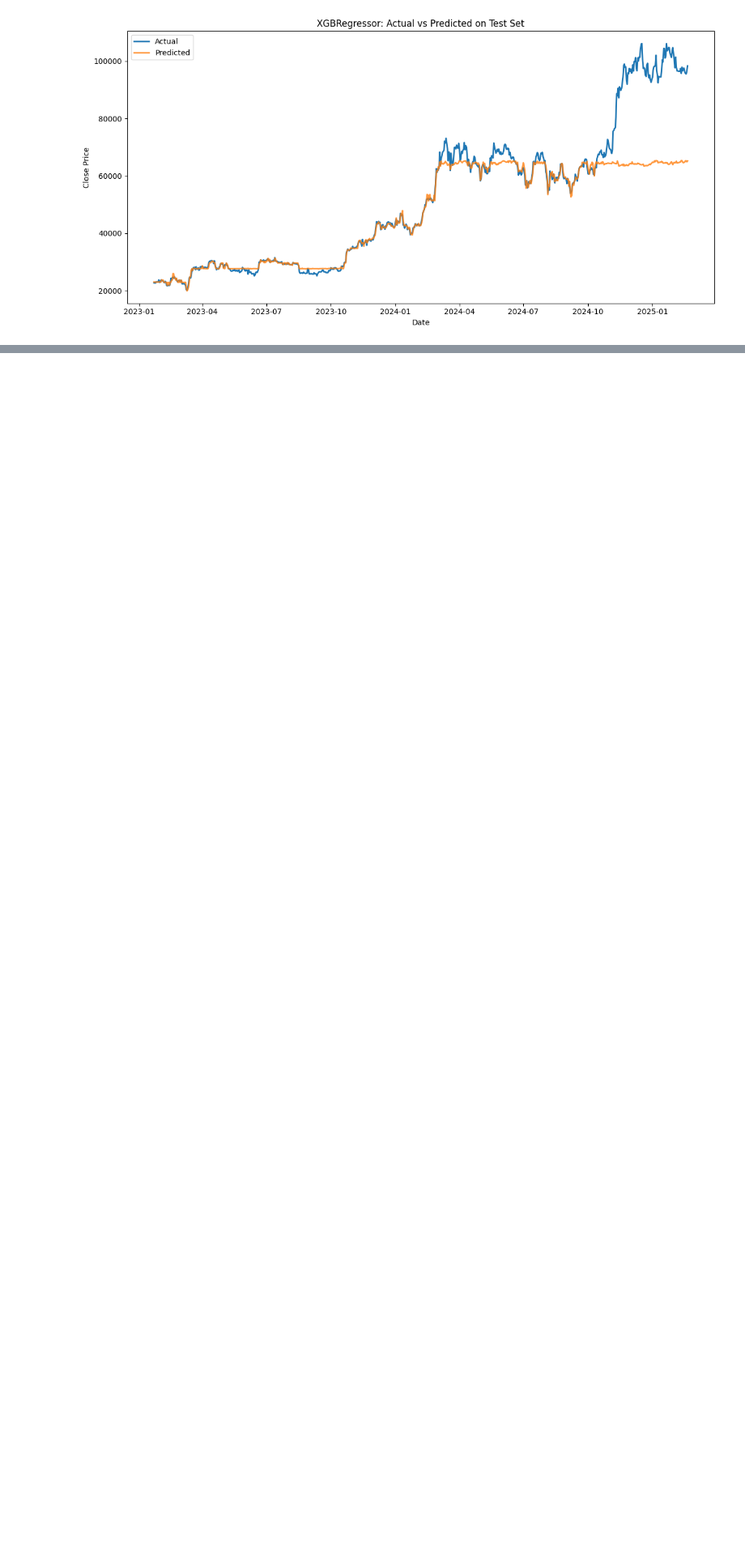
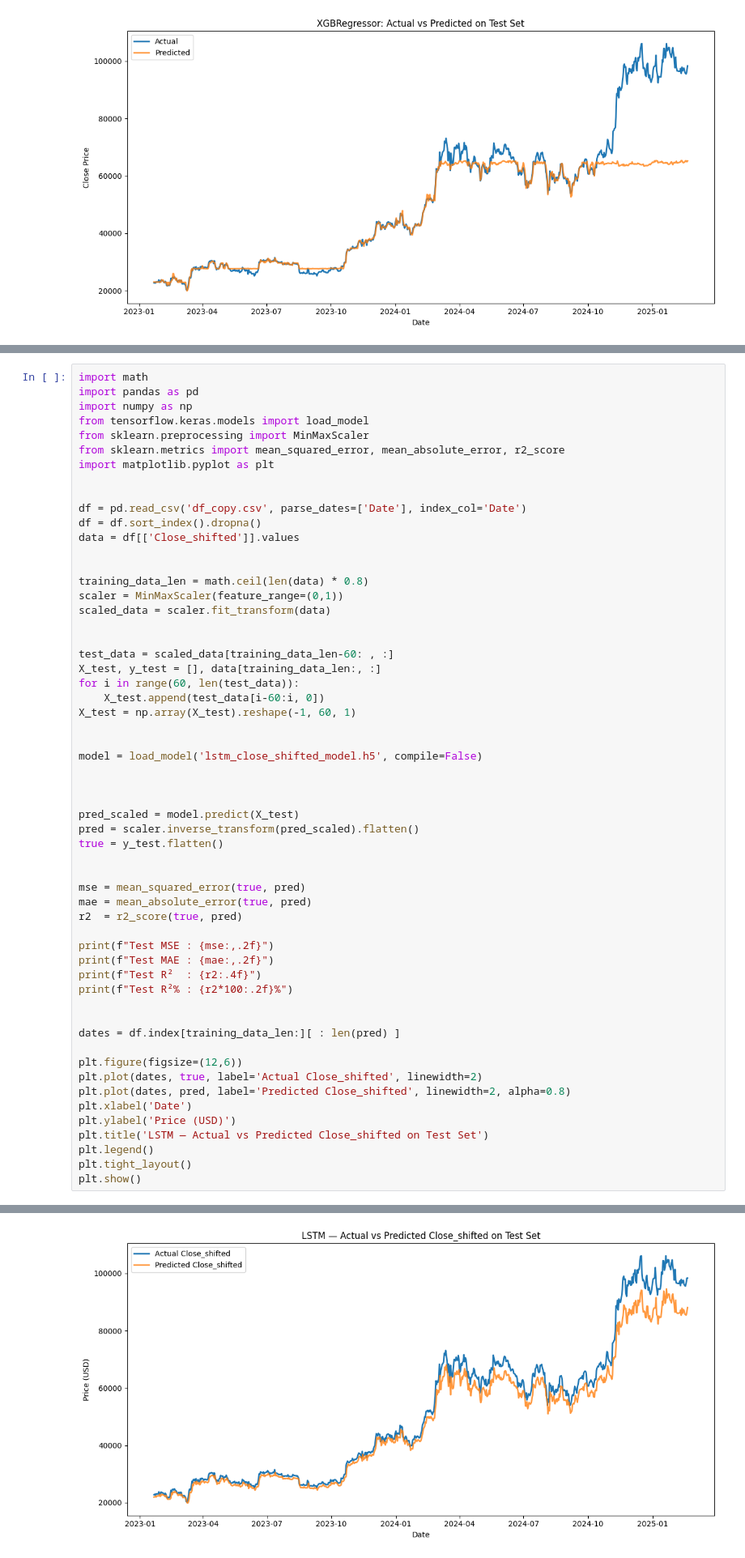
Before and after one commit to kaang457/crypto_prediction, a Jupyter notebook: test.ipynb, the cells around one changed output, grey strips where cells are left out. Shown at 81% size. Saved outputs shown, nothing was run; the diff lists cells and outputs as text; blank space fills up the shorter version.

```diff
--- a/test.ipynb
+++ b/test.ipynb
@@ -356,0 +334,58 @@ Bu da XGBoost testi.
+# %%
+import math
+import pandas as pd
+import numpy as np
+from tensorflow.keras.models import load_model
+from sklearn.preprocessing import MinMaxScaler
+from sklearn.metrics import mean_squared_error, mean_absolute_error, r2_score
+import matplotlib.pyplot as plt
+
+
+df = pd.read_csv('df_copy.csv', parse_dates=['Date'], index_col='Date')
+df = df.sort_index().dropna()
+data = df[['Close_shifted']].values
+
+
+training_data_len = math.ceil(len(data) * 0.8)
+scaler = MinMaxScaler(feature_range=(0,1))
+scaled_data = scaler.fit_transform(data)
+
+
+test_data = scaled_data[training_data_len-60: , :]
+X_test, y_test = [], data[training_data_len:, :]
+for i in range(60, len(test_data)):
+    X_test.append(test_data[i-60:i, 0])
+X_test = np.array(X_test).reshape(-1, 60, 1)
+
+
+model = load_model('lstm_close_shifted_model.h5', compile=False)
+
+
+
+pred_scaled = model.predict(X_test)
+pred = scaler.inverse_transform(pred_scaled).flatten()
+true = y_test.flatten()
+
+
+mse = mean_squared_error(true, pred)
+mae = mean_absolute_error(true, pred)
+r2  = r2_score(true, pred)
+
+print(f"Test MSE : {mse:,.2f}")
+print(f"Test MAE : {mae:,.2f}")
+print(f"Test R²  : {r2:.4f}")
+print(f"Test R²% : {r2*100:.2f}%")
+
+
+dates = df.index[training_data_len:][ : len(pred) ]
+
+plt.figure(figsize=(12,6))
+plt.plot(dates, true, label='Actual Close_shifted', linewidth=2)
+plt.plot(dates, pred, label='Predicted Close_shifted', linewidth=2, alpha=0.8)
+plt.xlabel('Date')
+plt.ylabel('Price (USD)')
+plt.title('LSTM — Actual vs Predicted Close_shifted on Test Set')
+plt.legend()
+plt.tight_layout()
+plt.show()
+# %% [output]
@@ -356,0 +397 @@ Bu da XGBoost testi.
+[figure, added]
```
Also changed, not shown: parts of 8 cells of this notebook, 39 other files.
